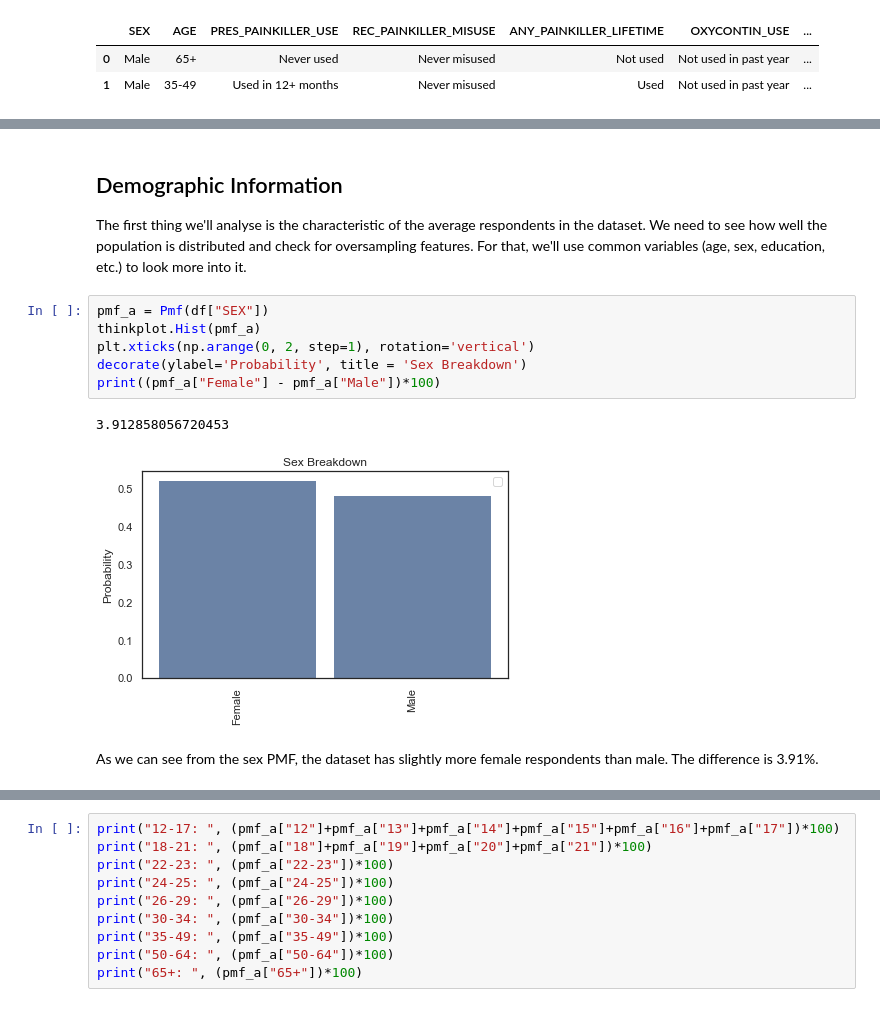
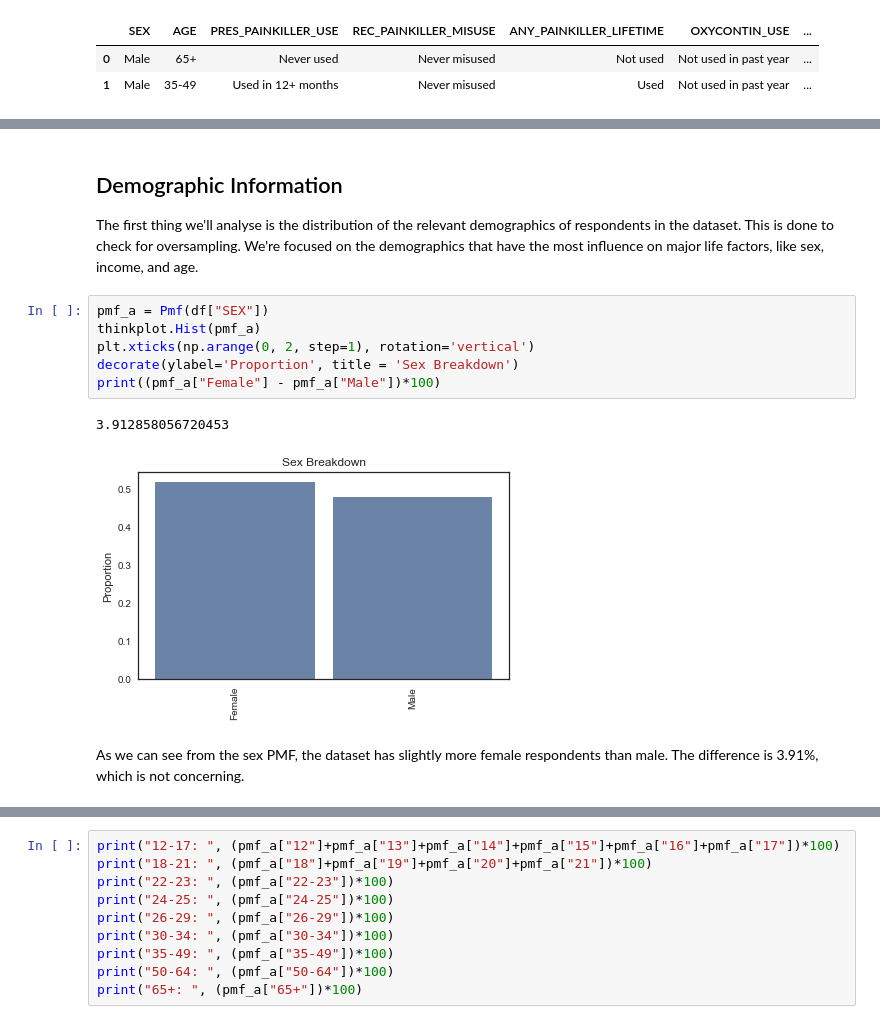
Before and after one commit to mhreid/OpioidsAndDemographics, a Jupyter notebook: project1/Opioids_and_Health_Insurance.ipynb, the cells around one changed output, grey strips where cells are left out. Drawn from its saved outputs; the diff is of its cells as text.

```diff
--- a/project1/Opioids_and_Health_Insurance.ipynb
+++ b/project1/Opioids_and_Health_Insurance.ipynb
@@ -57,17 +77,17 @@ irpnrnmrec = REC_PAINKILLER_MISUSE = Pain reliever misuse recency | ("Misused in
 # %% [markdown]
 ## Demographic Information
-The first thing we'll analyse is the characteristic of the average respondents in the dataset. We need to see how well the population is distributed and check for oversampling features. For that, we'll use common variables (age, sex, education, etc.) to look more into it.
+The first thing we'll analyse is the distribution of the relevant demographics of respondents in the dataset. This is done to check for oversampling. We're focused on the demographics that have the most influence on major life factors, like sex, income, and age.
 # %%
 pmf_a = Pmf(df["SEX"])
 thinkplot.Hist(pmf_a)
 plt.xticks(np.arange(0, 2, step=1), rotation='vertical')
-decorate(ylabel='Probability', title = 'Sex Breakdown')
+decorate(ylabel='Proportion', title = 'Sex Breakdown')
 print((pmf_a["Female"] - pmf_a["Male"])*100)
 # %% [output]
 3.912858056720453
-[figure, old version]
+[figure, new version]
 # %% [markdown]
-As we can see from the sex PMF, the dataset has slightly more female respondents than male. The difference is 3.91%.
+As we can see from the sex PMF, the dataset has slightly more female respondents than male. The difference is 3.91%, which is not concerning.
 # %%
 pmf_a = Pmf(df["AGE"])
 thinkplot.Hist(pmf_a)
```
Also changed, not shown: parts of 45 cells of this notebook, 7 other files.
